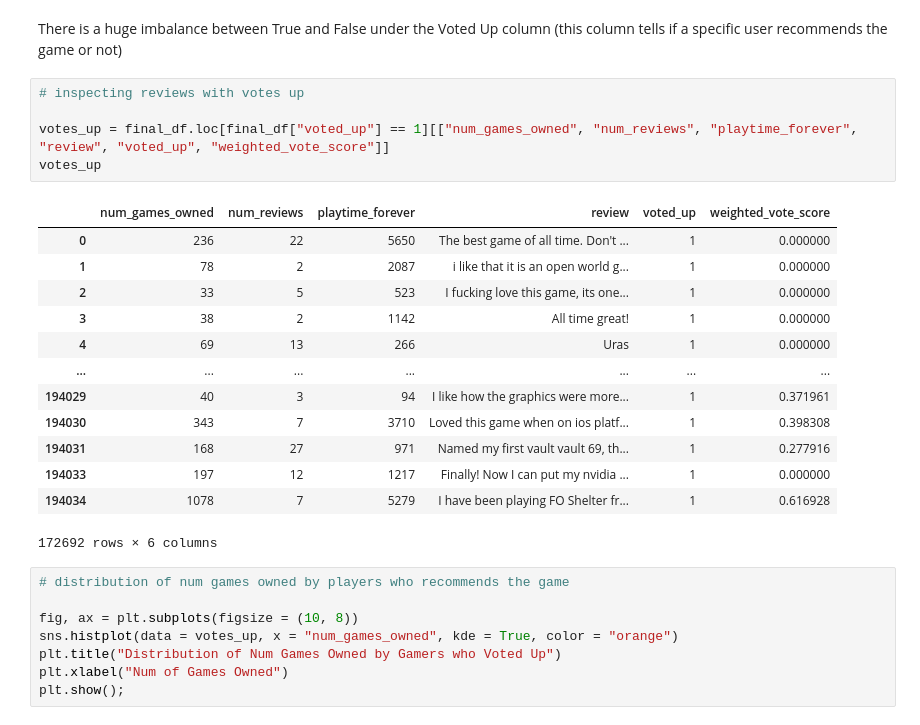
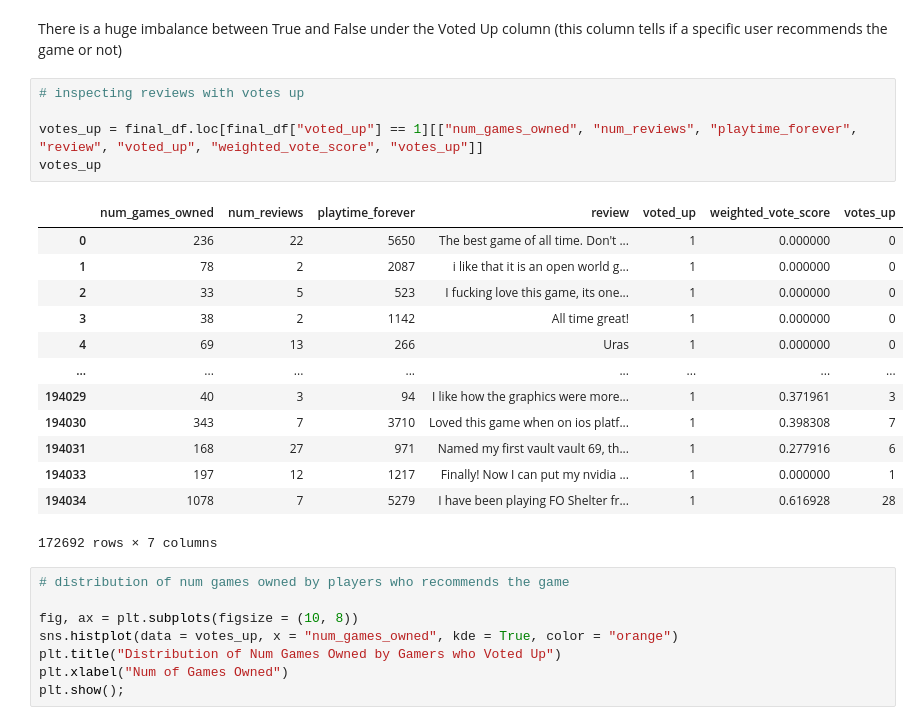
Before and after one commit to JocelArcelona/Fallout-Series-Steam-Reviews-Sentiment-Analysis, a Jupyter notebook: notebooks/Data Cleaning, EDA and Modeling with Unigrams using NLTK.ipynb, the cells around one changed output. Saved outputs shown, nothing was run; the diff lists cells and outputs as text.

```diff
--- a/notebooks/Data Cleaning, EDA and Modeling with Unigrams using NLTK.ipynb
+++ b/notebooks/Data Cleaning, EDA and Modeling with Unigrams using NLTK.ipynb
@@ -514,22 +514,22 @@ There is a huge imbalance between True and False under the Voted Up column (this
 # %%
 # inspecting reviews with votes up
 
-votes_up = final_df.loc[final_df["voted_up"] == 1][["num_games_owned", "num_reviews", "playtime_forever", "review", "voted_up", "weighted_vote_score"]]
+votes_up = final_df.loc[final_df["voted_up"] == 1][["num_games_owned", "num_reviews", "playtime_forever", "review", "voted_up", "weighted_vote_score", "votes_up"]]
 votes_up
 # %% [output]
-|  | num_games_owned | num_reviews | playtime_forever | review | voted_up | weighted_vote_score |
-| 0 | 236 | 22 | 5650 | The best game of all time. Don't ... | 1 | 0.000000 |
-| 1 | 78 | 2 | 2087 | i like that it is an open world g... | 1 | 0.000000 |
-| 2 | 33 | 5 | 523 | I fucking love this game, its one... | 1 | 0.000000 |
-| 3 | 38 | 2 | 1142 | All time great! | 1 | 0.000000 |
-| 4 | 69 | 13 | 266 | Uras | 1 | 0.000000 |
-| ... | ... | ... | ... | ... | ... | ... |
-| 194029 | 40 | 3 | 94 | I like how the graphics were more... | 1 | 0.371961 |
-| 194030 | 343 | 7 | 3710 | Loved this game when on ios platf... | 1 | 0.398308 |
-| 194031 | 168 | 27 | 971 | Named my first vault vault 69, th... | 1 | 0.277916 |
-| 194033 | 197 | 12 | 1217 | Finally! Now I can put my nvidia ... | 1 | 0.000000 |
-| 194034 | 1078 | 7 | 5279 | I have been playing FO Shelter fr... | 1 | 0.616928 |
+|  | num_games_owned | num_reviews | playtime_forever | review | voted_up | weighted_vote_score | votes_up |
+| 0 | 236 | 22 | 5650 | The best game of all time. Don't ... | 1 | 0.000000 | 0 |
+| 1 | 78 | 2 | 2087 | i like that it is an open world g... | 1 | 0.000000 | 0 |
+| 2 | 33 | 5 | 523 | I fucking love this game, its one... | 1 | 0.000000 | 0 |
+| 3 | 38 | 2 | 1142 | All time great! | 1 | 0.000000 | 0 |
+| 4 | 69 | 13 | 266 | Uras | 1 | 0.000000 | 0 |
+| ... | ... | ... | ... | ... | ... | ... | ... |
+| 194029 | 40 | 3 | 94 | I like how the graphics were more... | 1 | 0.371961 | 3 |
+| 194030 | 343 | 7 | 3710 | Loved this game when on ios platf... | 1 | 0.398308 | 7 |
+| 194031 | 168 | 27 | 971 | Named my first vault vault 69, th... | 1 | 0.277916 | 6 |
+| 194033 | 197 | 12 | 1217 | Finally! Now I can put my nvidia ... | 1 | 0.000000 | 1 |
+| 194034 | 1078 | 7 | 5279 | I have been playing FO Shelter fr... | 1 | 0.616928 | 28 |
-172692 rows × 6 columns
+172692 rows × 7 columns
 # %%
 # distribution of num games owned by players who recommends the game
 
```
Also changed, not shown: parts of 24 cells of this notebook, 1 other file.
